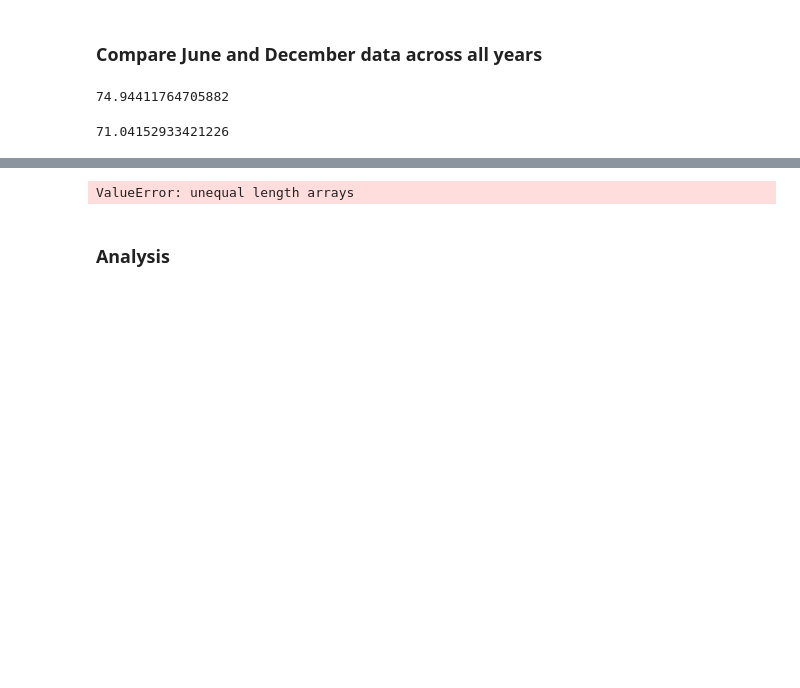
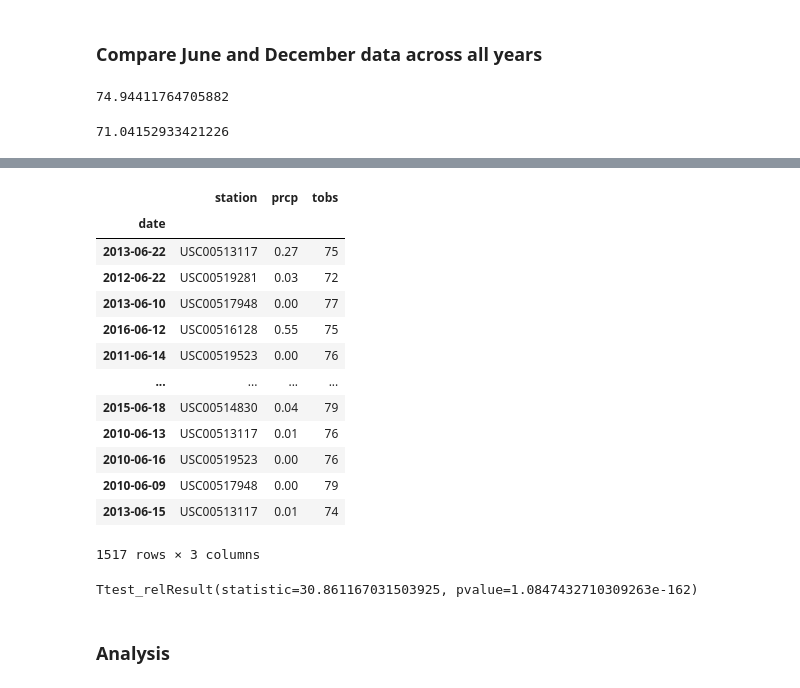
Before and after one commit to cayelsie/SQLalchemy-Hawaii-trip, a Jupyter notebook: temp_analysis_bonus_1_main.ipynb, the cells around one changed output, grey strips where cells are left out. Cells and saved outputs as stored; diff of their text form; code cells hidden in the pictures; blank space fills up the shorter version.

```diff
--- a/temp_analysis_bonus_1_main.ipynb
+++ b/temp_analysis_bonus_1_main.ipynb
@@ -76,7 +104,26 @@ dec_df['tobs'].mean()
+# %%
+june_sample_df = june_df.sample(1517)
+june_sample_df
+# %% [output]
+|  | station | prcp | tobs |
+| date |  |  |  |
+| 2013-06-22 | USC00513117 | 0.27 | 75 |
+| 2012-06-22 | USC00519281 | 0.03 | 72 |
+| 2013-06-10 | USC00517948 | 0.00 | 77 |
+| 2016-06-12 | USC00516128 | 0.55 | 75 |
+| 2011-06-14 | USC00519523 | 0.00 | 76 |
+| ... | ... | ... | ... |
+| 2015-06-18 | USC00514830 | 0.04 | 79 |
+| 2010-06-13 | USC00513117 | 0.01 | 76 |
+| 2010-06-16 | USC00519523 | 0.00 | 76 |
+| 2010-06-09 | USC00517948 | 0.00 | 79 |
+| 2013-06-15 | USC00513117 | 0.01 | 74 |
+1517 rows × 3 columns
 # %%
 # Run paired t-test
-stats.ttest_rel(june_df['tobs'], dec_df['tobs'])
+# stats.ttest_rel(june_tob_ls, dec_tob_ls)
+stats.ttest_rel(june_sample_df['tobs'], dec_df['tobs'])
 # %% [output]
-ValueError: unequal length arrays
+Ttest_relResult(statistic=30.861167031503925, pvalue=1.0847432710309263e-162)
 # %% [markdown]
 ### Analysis
```
Also changed, not shown: parts of 2 cells of this notebook, 2 other files.
